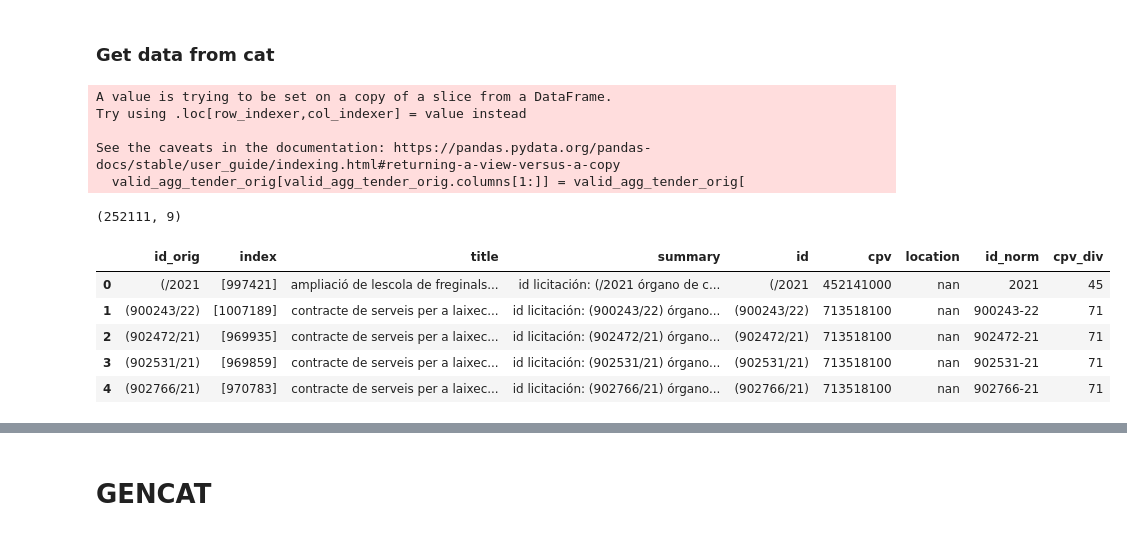
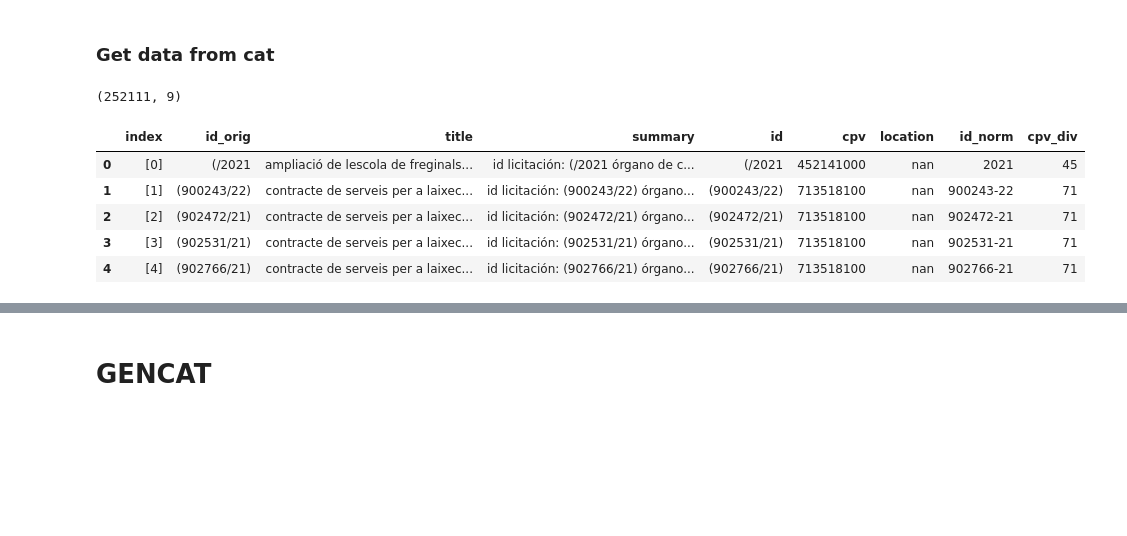
Before and after one commit to nextprocurement/NP-Company-Process, a Jupyter notebook: match_tender.ipynb, the cells around one changed output, grey strips where cells are left out. Drawn from its saved outputs; the diff is of its cells as text; code cells hidden in the pictures; blank space fills up the shorter version.

Commit message:
Update match tenders

```diff
--- a/match_tender.ipynb
+++ b/match_tender.ipynb
@@ -187,7 +155,7 @@ tender_filt["id_norm"] = tender_filt["id"].apply(
     else np.nan
 )
 # tender_filt["winner"] = tender_filt["winner"].apply(evaluate)
-tender_filt["cpv"] = tender_filt["cpv"].apply(evaluate)
+tender_filt["cpv"] = tender_filt["cpv"].apply(evaluate_cell)
 tender_filt = tender_filt.explode("cpv")  # .explode("winner")
 tender_filt["cpv"] = tender_filt["cpv"].astype(str).apply(process_cpv)
 tender_filt["location"] = tender_filt["location"].apply(
@@ -202,53 +170,49 @@ tender_filt = tender_filt.replace({"": np.nan, "0": np.nan})
 tender_filt["cpv_div"] = tender_filt["cpv"].apply(
     lambda x: x[:2] if not pd.isna(x) else np.nan
 )
-tender_filt = tender_filt.reset_index().reset_index()
+tender_filt = tender_filt.reset_index()
 # %% [markdown]
 ### Get data from cat
 # %%
 # Filter using only those from Cat
 agg_tender_orig = (
     tender_filt[
         tender_filt["location"].str.contains(
             "|".join(
                 [
                     "nan",
                     "espana",
                     "cataluna",
                     "catalunya",
                     "barcelona",
                     "tarragona",
                     "girona",
                     "gerona",
                     "lleida",
                     "lerida",
                 ]
             )
         )
     ]
     .drop("identifier", axis=1)
     .groupby(["id_orig"])
     .agg(list)
 )
 valid_agg_tender_orig = agg_tender_orig[
     agg_tender_orig["title"].apply(lambda x: len(set(x)) == 1)
 ]
-valid_agg_tender_orig[valid_agg_tender_orig.columns[1:]] = valid_agg_tender_orig[
-    valid_agg_tender_orig.columns[1:]
-].applymap(lambda x: Counter(x).most_common()[0][0])
-valid_agg_tender_orig = valid_agg_tender_orig.reset_index()
+valid_agg_tender_orig = valid_agg_tender_orig.applymap(
+    lambda x: Counter(x).most_common()[0][0]
+)
+valid_agg_tender_orig = valid_agg_tender_orig.reset_index().reset_index()
+valid_agg_tender_orig["index"] = valid_agg_tender_orig["index"].apply(lambda x: [x])
 print(valid_agg_tender_orig.shape)
 display(valid_agg_tender_orig.head())
 # %% [output]
-A value is trying to be set on a copy of a slice from a DataFrame.
-Try using .loc[row_indexer,col_indexer] = value instead
-
-See the caveats in the documentation: https://pandas.pydata.org/pandas-docs/stable/user_guide/indexing.html#returning-a-view-versus-a-copy
-  valid_agg_tender_orig[valid_agg_tender_orig.columns[1:]] = valid_agg_tender_orig[
+(252111, 9)
-(252111, 9)
-|  | id_orig | index | title | summary | id | cpv | location | id_norm | cpv_div |
-| 0 | (/2021 | [997421] | ampliació de lescola de freginals... | id licitación: (/2021 órgano de c... | (/2021 | 452141000 | nan | 2021 | 45 |
-| 1 | (900243/22) | [1007189] | contracte de serveis per a laixec... | id licitación: (900243/22) órgano... | (900243/22) | 713518100 | nan | 900243-22 | 71 |
-| 2 | (902472/21) | [969935] | contracte de serveis per a laixec... | id licitación: (902472/21) órgano... | (902472/21) | 713518100 | nan | 902472-21 | 71 |
-| 3 | (902531/21) | [969859] | contracte de serveis per a laixec... | id licitación: (902531/21) órgano... | (902531/21) | 713518100 | nan | 902531-21 | 71 |
-| 4 | (902766/21) | [970783] | contracte de serveis per a laixec... | id licitación: (902766/21) órgano... | (902766/21) | 713518100 | nan | 902766-21 | 71 |
+|  | index | id_orig | title | summary | id | cpv | location | id_norm | cpv_div |
+| 0 | [0] | (/2021 | ampliació de lescola de freginals... | id licitación: (/2021 órgano de c... | (/2021 | 452141000 | nan | 2021 | 45 |
+| 1 | [1] | (900243/22) | contracte de serveis per a laixec... | id licitación: (900243/22) órgano... | (900243/22) | 713518100 | nan | 900243-22 | 71 |
+| 2 | [2] | (902472/21) | contracte de serveis per a laixec... | id licitación: (902472/21) órgano... | (902472/21) | 713518100 | nan | 902472-21 | 71 |
+| 3 | [3] | (902531/21) | contracte de serveis per a laixec... | id licitación: (902531/21) órgano... | (902531/21) | 713518100 | nan | 902531-21 | 71 |
+| 4 | [4] | (902766/21) | contracte de serveis per a laixec... | id licitación: (902766/21) órgano... | (902766/21) | 713518100 | nan | 902766-21 | 71 |
```
Also changed, not shown: parts of 27 cells of this notebook, 1 other file.
